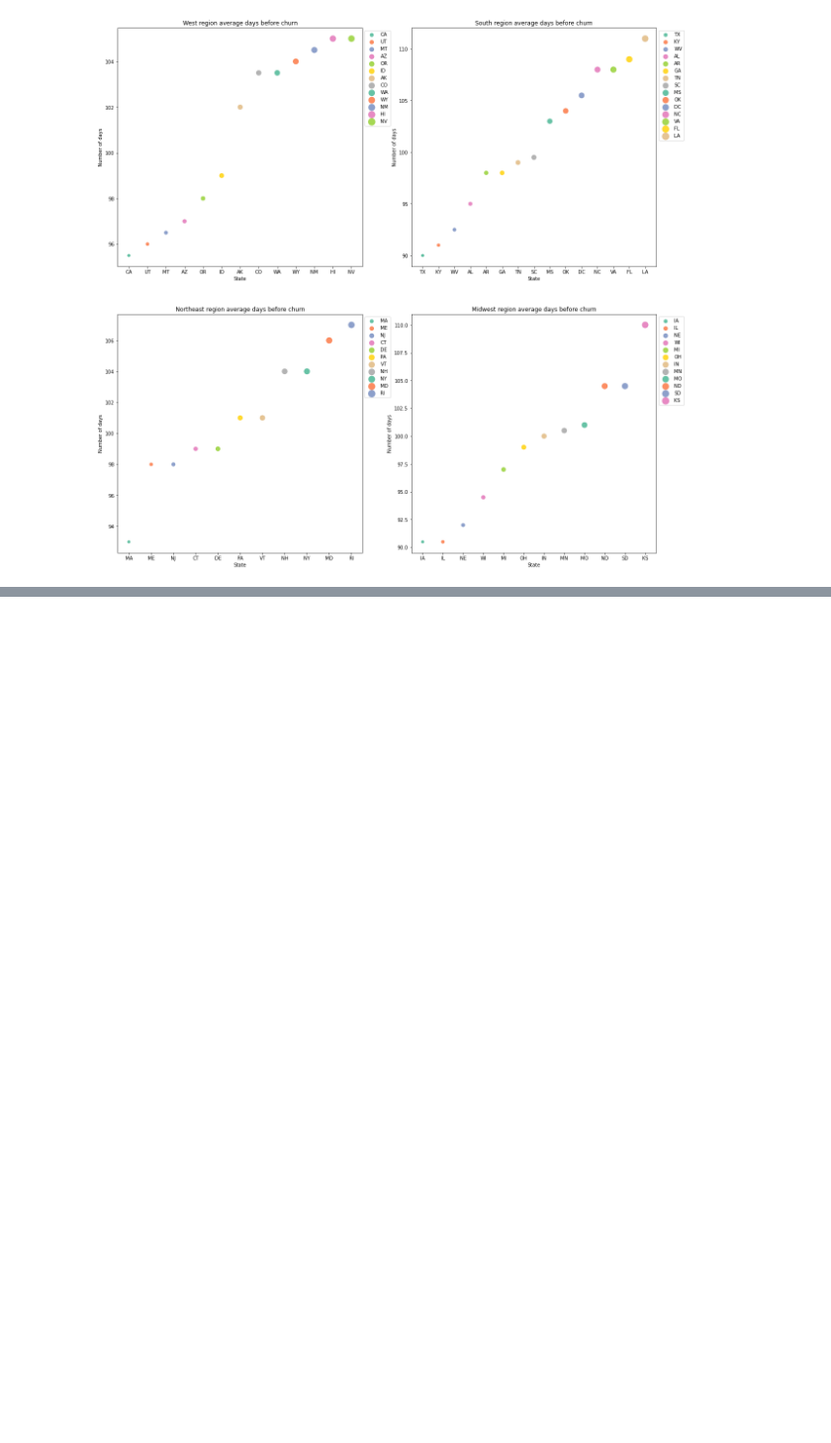
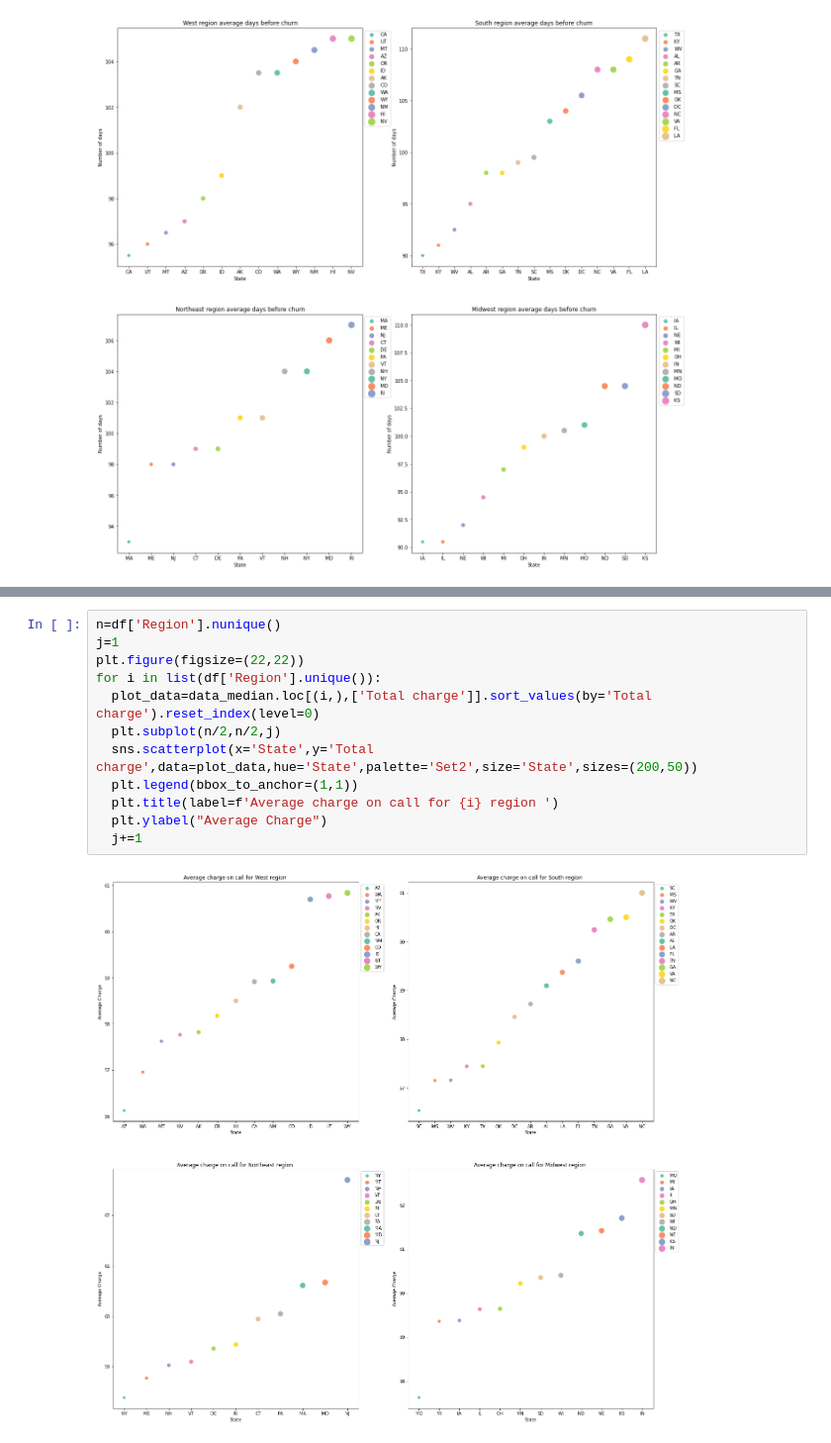
Before and after one commit to parasgupta1995/Almabetter-Capstone-project, a Jupyter notebook: _telecom_churn_analysis_almabetter_capstone_project.ipynb, the cells around one changed output, grey strips where cells are left out. Shown at 99% size. Drawn from its saved outputs; the diff is of its cells as text; blank space fills up the shorter version.

```diff
--- a/_telecom_churn_analysis_almabetter_capstone_project.ipynb
+++ b/_telecom_churn_analysis_almabetter_capstone_project.ipynb
@@ -236,0 +253,14 @@ for i in list(df['Region'].unique()):
+# %%
+n=df['Region'].nunique()
+j=1
+plt.figure(figsize=(22,22))
+for i in list(df['Region'].unique()):
+  plot_data=data_median.loc[(i,),['Total charge']].sort_values(by='Total charge').reset_index(level=0)
+  plt.subplot(n/2,n/2,j)
+  sns.scatterplot(x='State',y='Total charge',data=plot_data,hue='State',palette='Set2',size='State',sizes=(200,50))
+  plt.legend(bbox_to_anchor=(1,1))
+  plt.title(label=f'Average charge on call for {i} region ')
+  plt.ylabel("Average Charge")
+  j+=1
+# %% [output]
+[figure, added]
```
Also changed, not shown: parts of 9 cells of this notebook.
